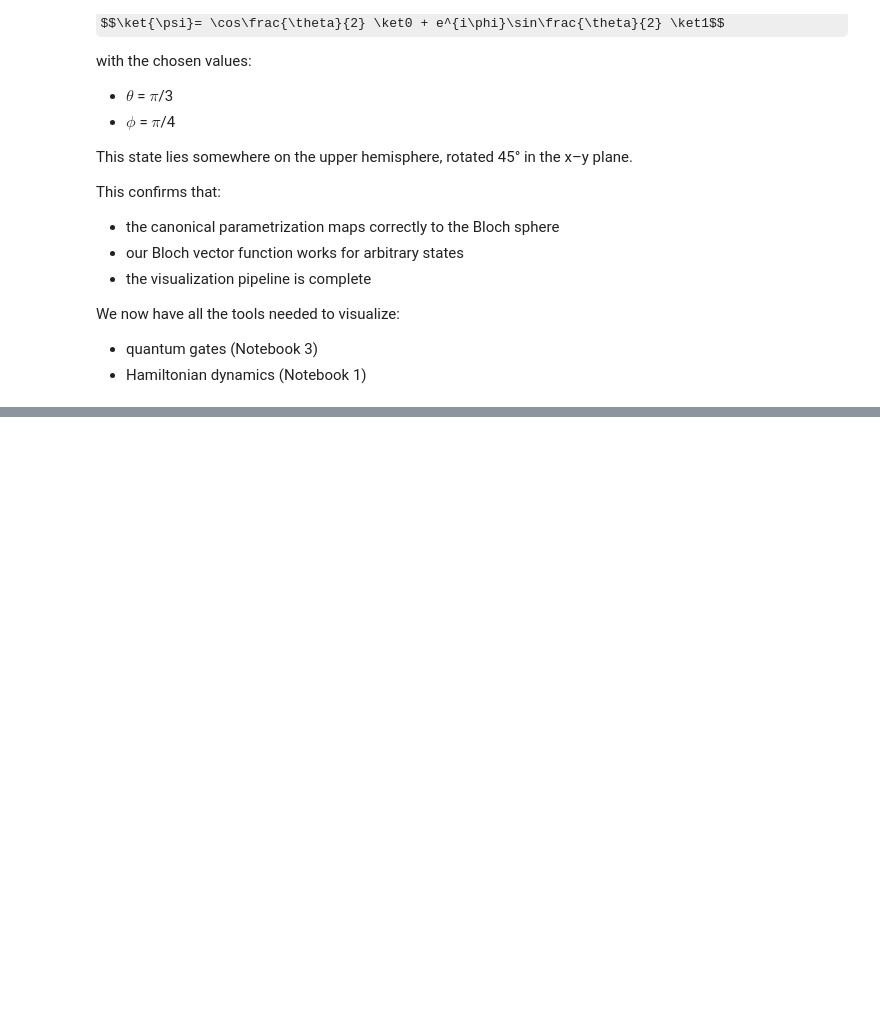
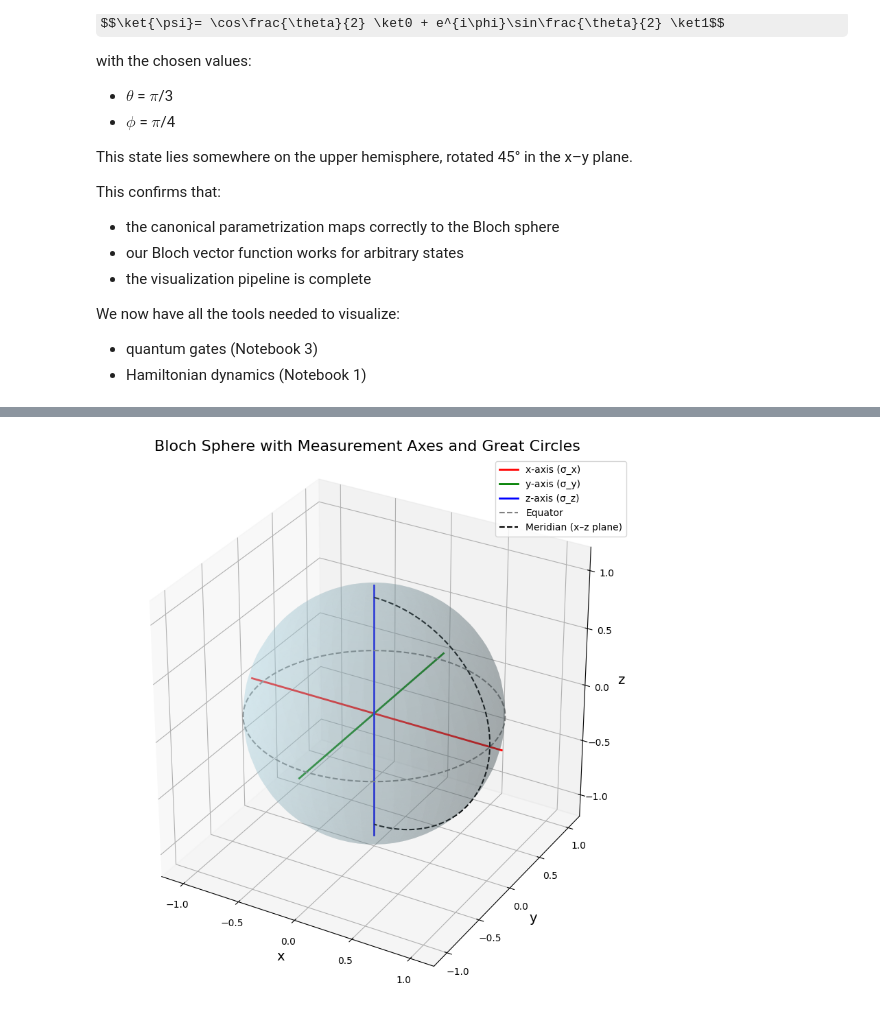
Before and after one commit to Shady-25/qc_bridge_qubit_dynamics, a Jupyter notebook: Notebooks/02_Bloch_Sphere_Simulation.ipynb, the cells around one changed output, grey strips where cells are left out. Cells and saved outputs as stored; diff of their text form; code cells hidden in the pictures; some formulas as TeX source; blank space fills up the shorter version.

Commit message:
Great Circles and measurements : plot and interpretation.

```diff
--- a/Notebooks/02_Bloch_Sphere_Simulation.ipynb
+++ b/Notebooks/02_Bloch_Sphere_Simulation.ipynb
@@ -552,0 +576,70 @@ We now have all the tools needed to visualize:
+# %%
+# ---------------------------------------------------------
+# Great circles & measurement axes on the Bloch sphere
+# ---------------------------------------------------------
+
+fig = plt.figure(figsize=(10, 10))
+ax = fig.add_subplot(111, projection='3d')
+
+# --- Sphere surface (already computed as x, y, z) ---
+ax.plot_surface(x, y, z, color='lightblue', alpha=0.25, linewidth=0)
+
+# --- Axes (measurement directions) ---
+axis_length = 1.1
+
+# x-axis (σ_x)
+ax.plot([-axis_length, axis_length], [0, 0], [0, 0],
+        color='red', linewidth=2, label='x-axis (σ_x)')
+
+# y-axis (σ_y)
+ax.plot([0, 0], [-axis_length, axis_length], [0, 0],
+        color='green', linewidth=2, label='y-axis (σ_y)')
+
+# z-axis (σ_z)
+ax.plot([0, 0], [0, 0], [-axis_length, axis_length],
+        color='blue', linewidth=2, label='z-axis (σ_z)')
+
+
+# ---------------------------------------------------------
+# Great circle 1: Equator (z = 0 plane)
+# ---------------------------------------------------------
+phi_circle = np.linspace(0, 2*np.pi, 200)
+theta_equator = np.pi / 2  # 90 degrees
+
+x_eq = np.sin(theta_equator) * np.cos(phi_circle)
+y_eq = np.sin(theta_equator) * np.sin(phi_circle)
+z_eq = np.cos(theta_equator) * np.ones_like(phi_circle)
+
+ax.plot(x_eq, y_eq, z_eq, color='gray', linestyle='--', linewidth=1.5, label='Equator')
+
+
+# ---------------------------------------------------------
+# Great circle 2: Meridian in x–z plane (y = 0)
+# ---------------------------------------------------------
+theta_meridian = np.linspace(0, np.pi, 200)
+phi_meridian = 0.0  # x–z plane
+
+x_mer = np.sin(theta_meridian) * np.cos(phi_meridian)
+y_mer = np.sin(theta_meridian) * np.sin(phi_meridian)
+z_mer = np.cos(theta_meridian)
+
+ax.plot(x_mer, y_mer, z_mer, color='black', linestyle='--', linewidth=1.5, label='Meridian (x–z plane)')
+
+
+# ---------------------------------------------------------
+# Cosmetics
+# ---------------------------------------------------------
+ax.set_title("Bloch Sphere with Measurement Axes and Great Circles", fontsize=16)
+ax.set_xlabel("x", fontsize=14)
+ax.set_ylabel("y", fontsize=14)
+ax.set_zlabel("z", fontsize=14)
+
+ax.set_xlim([-1.2, 1.2])
+ax.set_ylim([-1.2, 1.2])
+ax.set_zlim([-1.2, 1.2])
+ax.set_box_aspect([1, 1, 1])
+
+ax.legend()
+plt.show()
+# %% [output]
+[figure, added]
```
Also changed, not shown: parts of 2 cells of this notebook, 1 other file.
